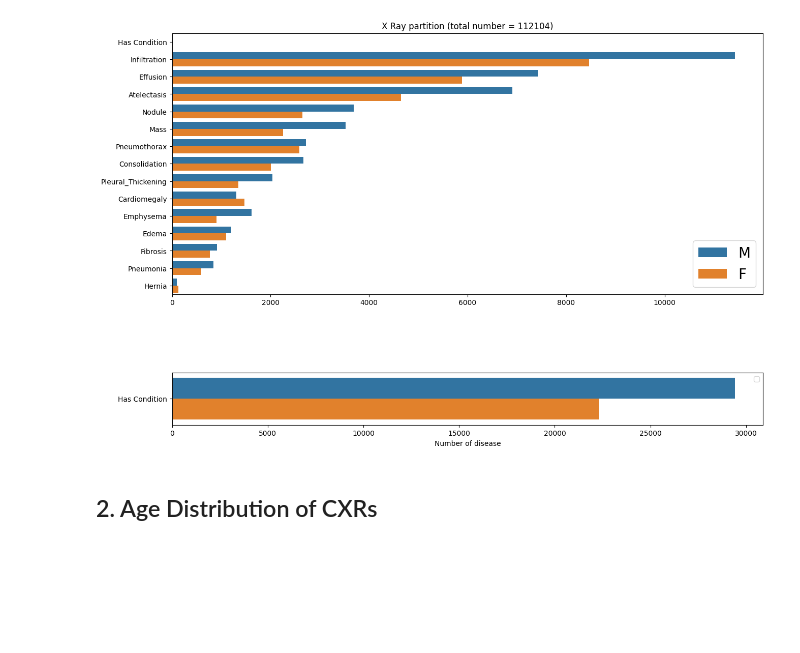
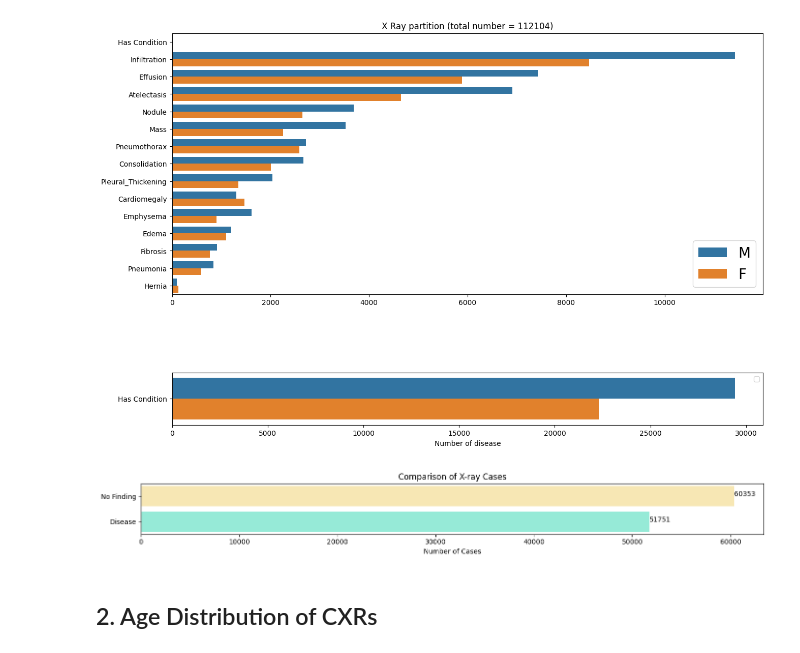
Before and after one commit to harryjenniskens/sc1015MiniProject, a Jupyter notebook: FCS1_Team1_KoongAngJenniskens.ipynb, the cells around one changed output. Saved outputs shown, nothing was run; the diff lists cells and outputs as text; code cells hidden in the pictures; blank space fills up the shorter version.

```diff
--- a/FCS1_Team1_KoongAngJenniskens.ipynb
+++ b/FCS1_Team1_KoongAngJenniskens.ipynb
@@ -500,6 +508,36 @@ plt.subplots_adjust(hspace=0.5)
 plt.show()
 # %% [output]
 [figure]
+# %%
+no_finding_count = all_xray_df[all_xray_df['Finding Labels'] == 'No Finding'].shape[0]
+
+# Counting rows with any disease condition (i.e., not 'No Finding')
+disease_count = all_xray_df[all_xray_df['Finding Labels'] != 'No Finding'].shape[0]
+
+# Data for bar chart
+categories = ['No Finding', 'Disease']
+counts = [no_finding_count, disease_count]
+
+colors = ['#96ead7', '#f7e7b4']  # Colors for 'No Finding' and 'Has Condition'
+
+# Adjusting the order so that 'No Finding' is on top
+categories.reverse()
+counts.reverse()
+
+# Plotting the horizontal bar chart again with the specified colors and order
+plt.figure(figsize=(14, 2))  # Maintain the 7:1 aspect ratio
+plt.barh(categories, counts, color=colors)
+plt.xlabel('Number of Cases')
+plt.title('Comparison of X-ray Cases')
+
+# Adding the text labels on the bars.
+for index, value in enumerate(counts):
+    plt.text(value, index, str(value))
+
+plt.tight_layout()
+plt.show()
+# %% [output]
+[figure, added]
 # %% [markdown]
 ## 2. Age Distribution of CXRs
 # %%
```
Also changed, not shown: parts of 16 cells of this notebook, 9 other files.
